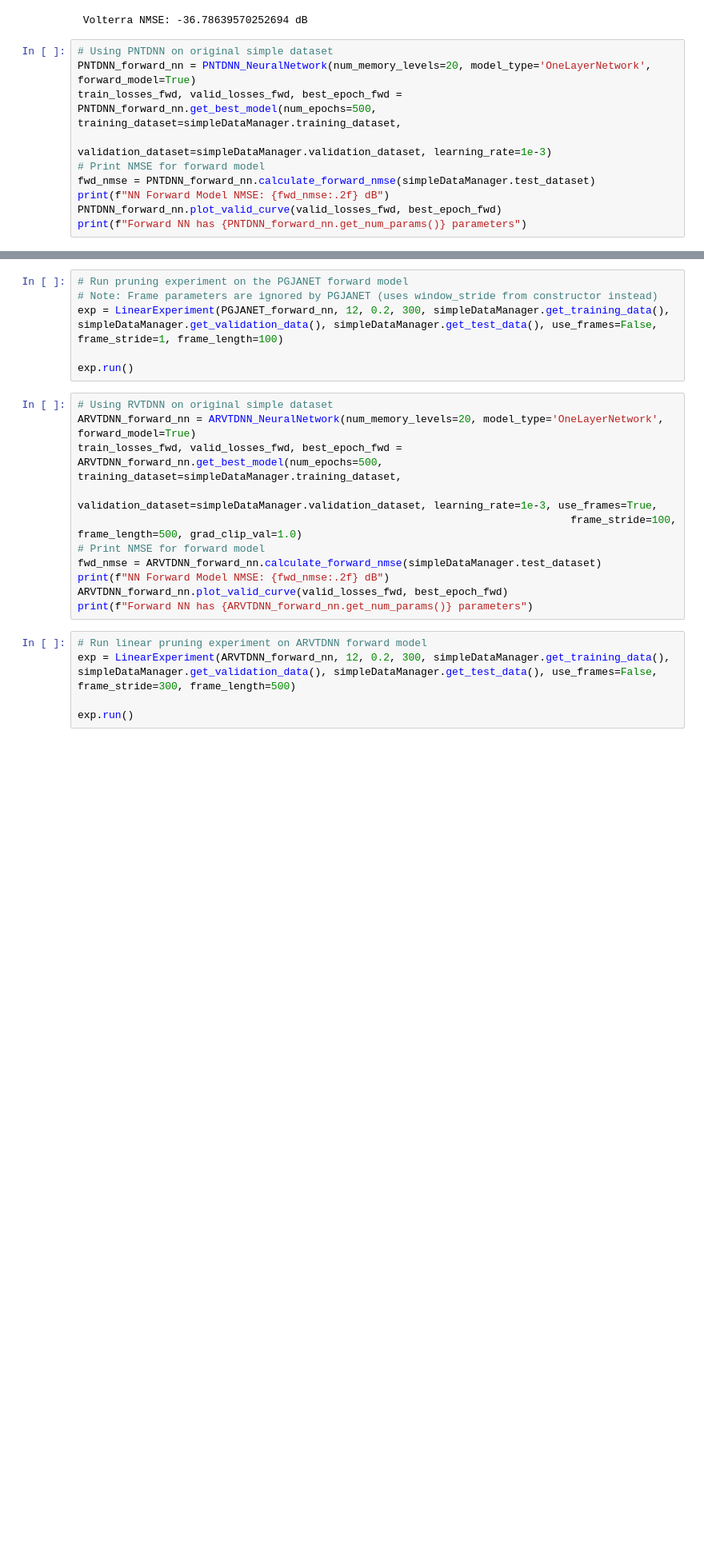
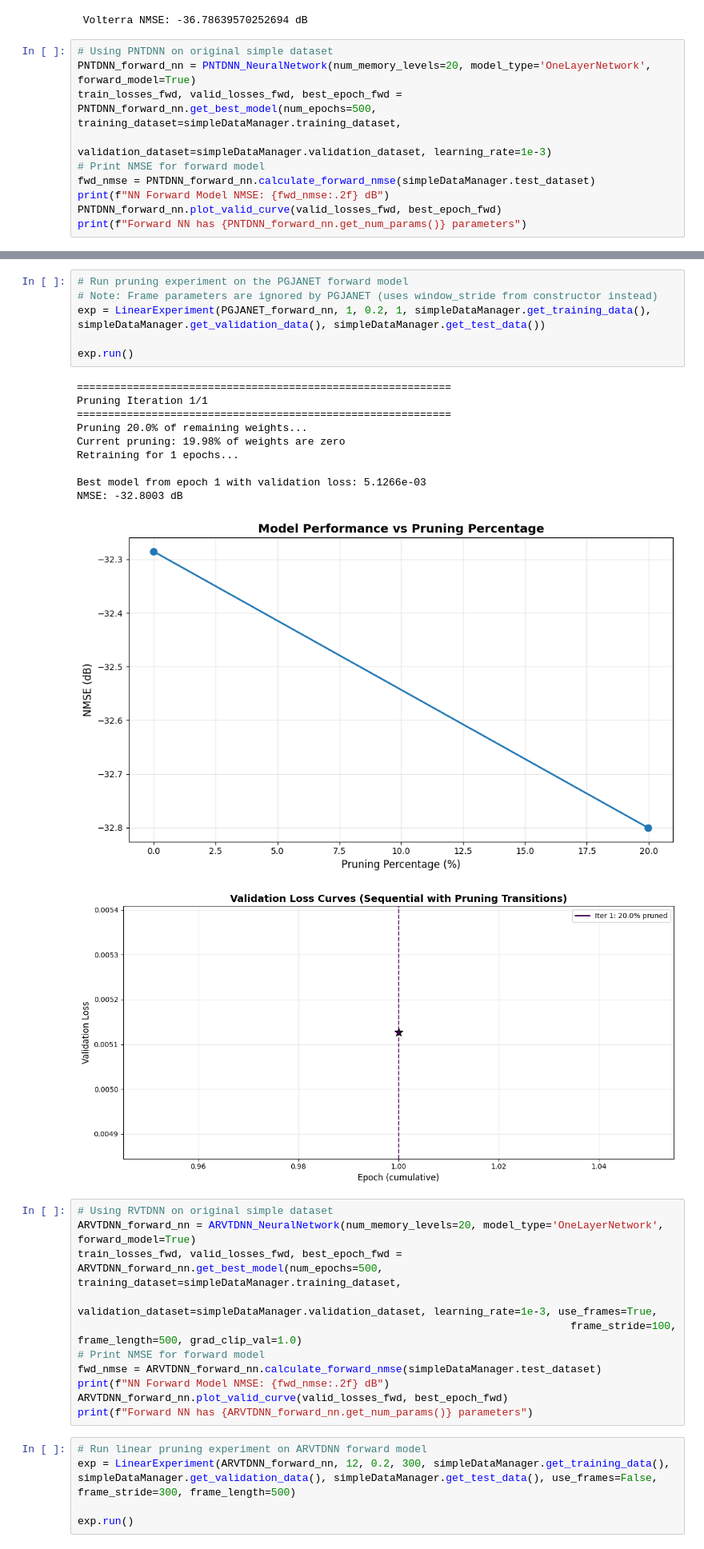
Before and after one commit to aquigney/sparseDPD, a Jupyter notebook: refactored_notebook.ipynb, the cells around one changed output, grey strips where cells are left out. Shown at 80% size. Drawn from its saved outputs; the diff is of its cells as text; blank space fills up the shorter version.

```diff
--- a/refactored_notebook.ipynb
+++ b/refactored_notebook.ipynb
@@ -63,9 +50,21 @@ Forward NN has 7328 parameters
 # %%
 # Run pruning experiment on the PGJANET forward model
 # Note: Frame parameters are ignored by PGJANET (uses window_stride from constructor instead)
-exp = LinearExperiment(PGJANET_forward_nn, 12, 0.2, 300, simpleDataManager.get_training_data(), simpleDataManager.get_validation_data(), simpleDataManager.get_test_data(), use_frames=False, frame_stride=1, frame_length=100)
+exp = LinearExperiment(PGJANET_forward_nn, 1, 0.2, 1, simpleDataManager.get_training_data(), simpleDataManager.get_validation_data(), simpleDataManager.get_test_data())
 
 exp.run()
+# %% [output]
+============================================================
+Pruning Iteration 1/1
+============================================================
+Pruning 20.0% of remaining weights...
+Current pruning: 19.98% of weights are zero
+Retraining for 1 epochs...
+
+Best model from epoch 1 with validation loss: 5.1266e-03
+NMSE: -32.8003 dB
+[figure, added]
+[figure, added]
 # %%
 # Using RVTDNN on original simple dataset
 ARVTDNN_forward_nn = ARVTDNN_NeuralNetwork(num_memory_levels=20, model_type='OneLayerNetwork', forward_model=True)
```
Also changed, not shown: parts of 2 cells of this notebook, 4 other files.
